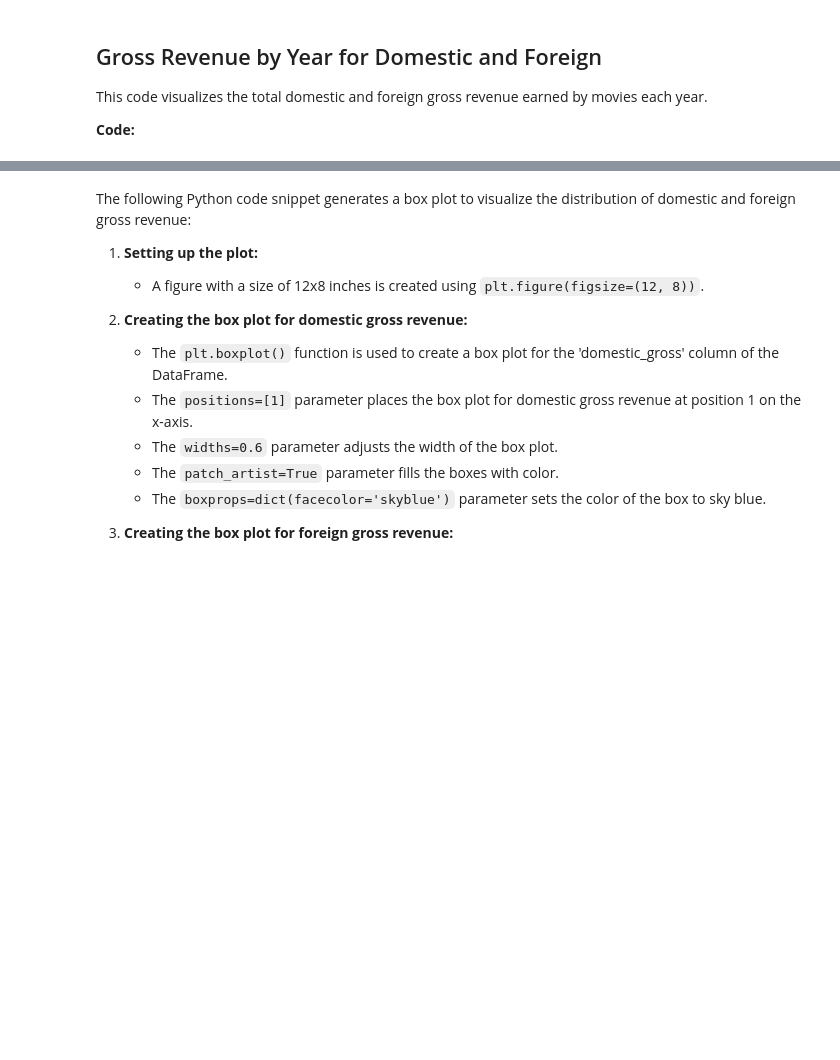
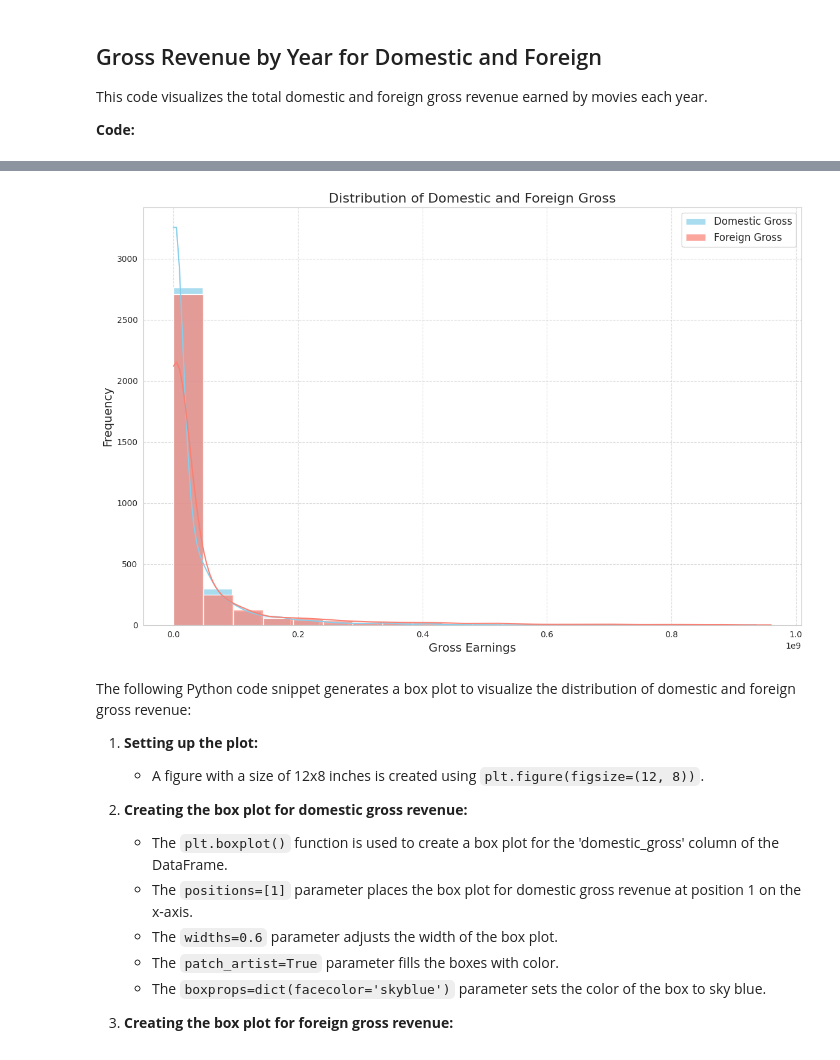
Before and after one commit to Allan-Kipkemei/DSC-PHASE-01, a Jupyter notebook: student.ipynb, the cells around one changed output, grey strips where cells are left out. Cells and saved outputs as stored; diff of their text form; code cells hidden in the pictures; blank space fills up the shorter version.

```diff
--- a/student.ipynb
+++ b/student.ipynb
@@ -211,3 +316,32 @@ plt.show()
+# %%
+
+
+# Set style
+sns.set_style("whitegrid")
+
+# Create a figure and axis
+plt.figure(figsize=(12, 8))
+
+# Plot histograms
+sns.histplot(df['domestic_gross'], bins=20, color='skyblue', alpha=0.7, label='Domestic Gross', kde=True)
+sns.histplot(df['foreign_gross'], bins=20, color='salmon', alpha=0.7, label='Foreign Gross', kde=True)
+
+# Add title and labels
+plt.title('Distribution of Domestic and Foreign Gross', fontsize=16)
+plt.xlabel('Gross Earnings', fontsize=14)
+plt.ylabel('Frequency', fontsize=14)
+
+# Add legend
+plt.legend(fontsize=12)
+
+# Add grid
+plt.grid(True, linestyle='--', alpha=0.7)
+
+# Show plot
+plt.tight_layout()
+plt.show()
+# %% [output]
+[figure, added]
 # %% [markdown]
 The following Python code snippet generates a box plot to visualize the distribution of domestic and foreign gross revenue:
 
```
Also changed, not shown: parts of 9 cells of this notebook.
